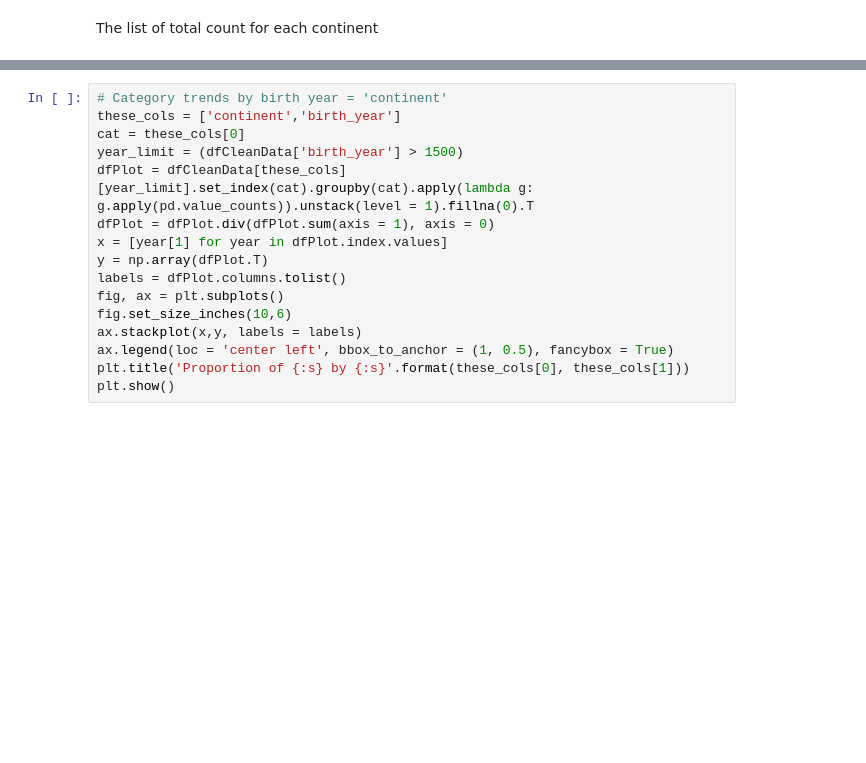
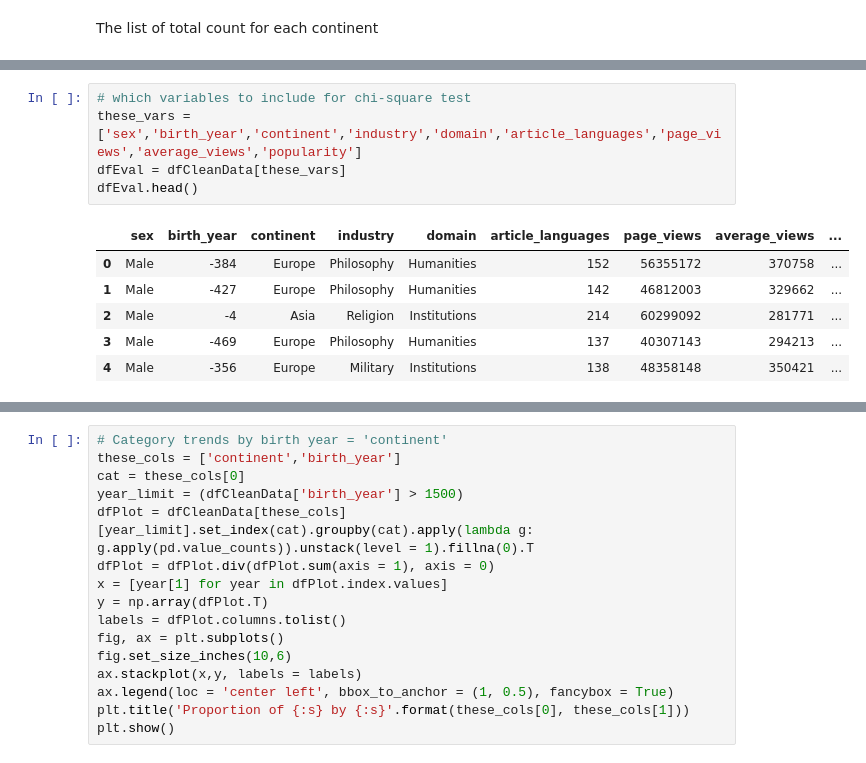
Before and after one commit to tbahng/ist652-final_project, a Jupyter notebook: Final_Project_Report.ipynb, the cells around one changed output, grey strips where cells are left out. Cells and saved outputs as stored; diff of their text form; blank space fills up the shorter version.

```diff
--- a/Final_Project_Report.ipynb
+++ b/Final_Project_Report.ipynb
@@ -473,0 +482,12 @@ The list of total count for each continent
+# %%
+# which variables to include for chi-square test
+these_vars = ['sex','birth_year','continent','industry','domain','article_languages','page_views','average_views','popularity']
+dfEval = dfCleanData[these_vars]
+dfEval.head()
+# %% [output]
+|  | sex | birth_year | continent | industry | domain | article_languages | page_views | average_views | ... |
+| 0 | Male | -384 | Europe | Philosophy | Humanities | 152 | 56355172 | 370758 | ... |
+| 1 | Male | -427 | Europe | Philosophy | Humanities | 142 | 46812003 | 329662 | ... |
+| 2 | Male | -4 | Asia | Religion | Institutions | 214 | 60299092 | 281771 | ... |
+| 3 | Male | -469 | Europe | Philosophy | Humanities | 137 | 40307143 | 294213 | ... |
+| 4 | Male | -356 | Europe | Military | Institutions | 138 | 48358148 | 350421 | ... |
```
Also changed, not shown: parts of 15 cells of this notebook.
